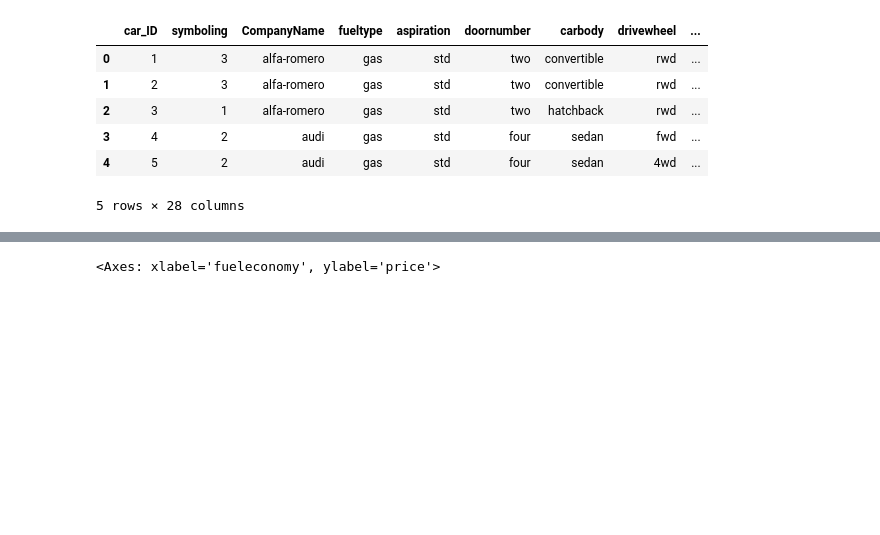
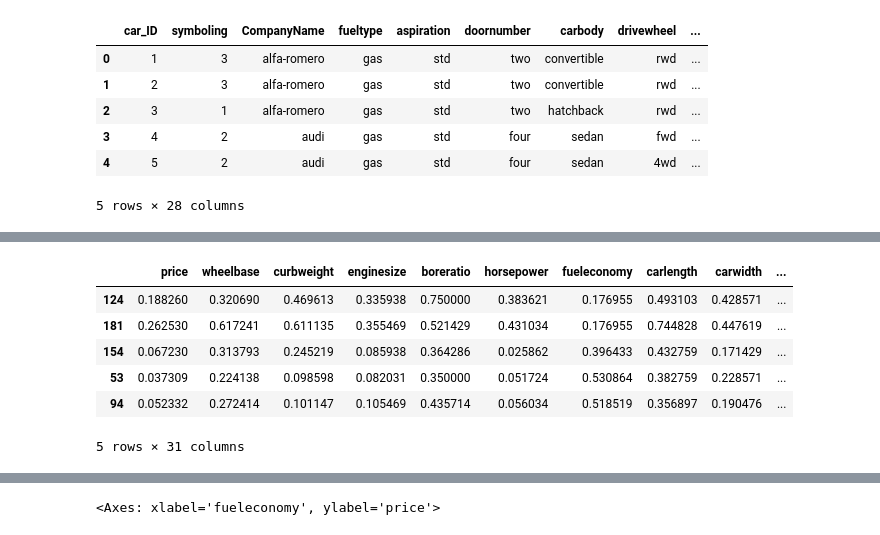
Before and after one commit to anderomeda371/firstrepo, a Jupyter notebook: Untitled53.ipynb, the cells around one changed output, grey strips where cells are left out. Cells and saved outputs as stored; diff of their text form; code cells hidden in the pictures; blank space fills up the shorter version.

```diff
--- a/Untitled53.ipynb
+++ b/Untitled53.ipynb
@@ -313,0 +325,10 @@ final_set
+# %%
+train_set.head()
+# %% [output]
+|  | price | wheelbase | curbweight | enginesize | boreratio | horsepower | fueleconomy | carlength | carwidth | ... |
+| 124 | 0.188260 | 0.320690 | 0.469613 | 0.335938 | 0.750000 | 0.383621 | 0.176955 | 0.493103 | 0.428571 | ... |
+| 181 | 0.262530 | 0.617241 | 0.611135 | 0.355469 | 0.521429 | 0.431034 | 0.176955 | 0.744828 | 0.447619 | ... |
+| 154 | 0.067230 | 0.313793 | 0.245219 | 0.085938 | 0.364286 | 0.025862 | 0.396433 | 0.432759 | 0.171429 | ... |
+| 53 | 0.037309 | 0.224138 | 0.098598 | 0.082031 | 0.350000 | 0.051724 | 0.530864 | 0.382759 | 0.228571 | ... |
+| 94 | 0.052332 | 0.272414 | 0.101147 | 0.105469 | 0.435714 | 0.056034 | 0.518519 | 0.356897 | 0.190476 | ... |
+5 rows × 31 columns
```
Also changed, not shown: parts of 16 cells of this notebook.
